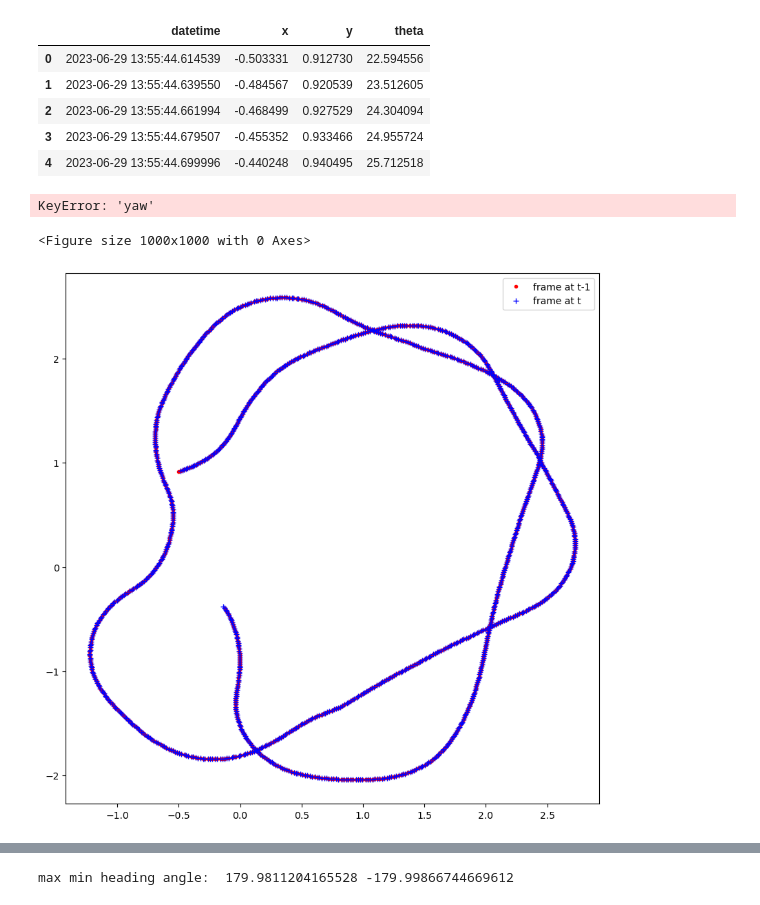
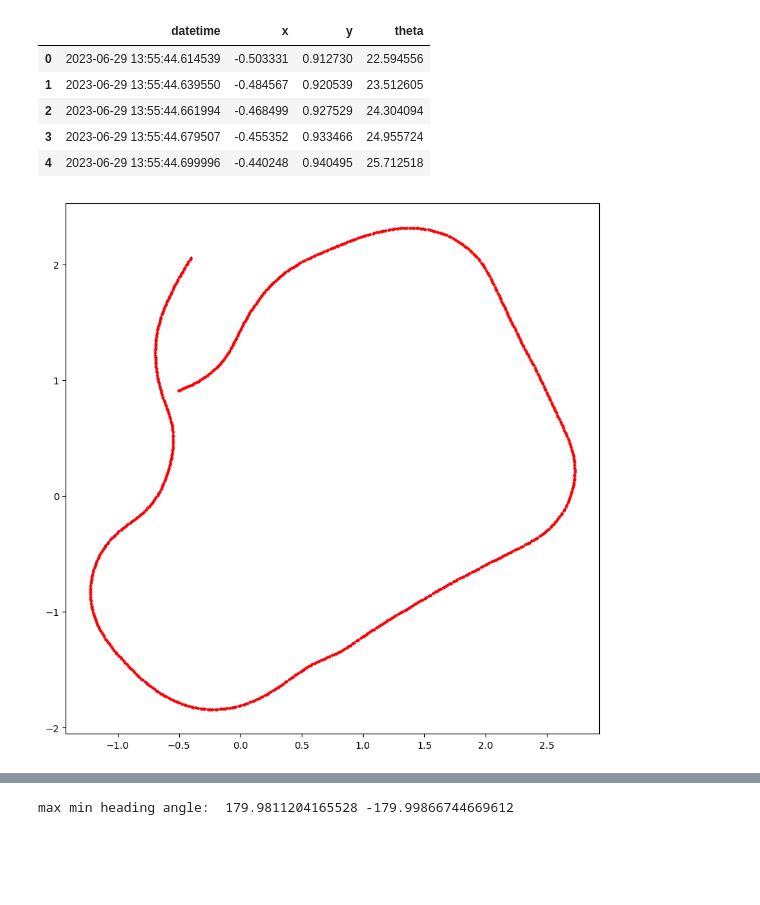
Before and after one commit to uebelTim/curve_SLAM, a Jupyter notebook: explore_pose.ipynb, the cells around one changed output, grey strips where cells are left out. Drawn from its saved outputs; the diff is of its cells as text; code cells hidden in the pictures; blank space fills up the shorter version.

```diff
--- a/explore_pose.ipynb
+++ b/explore_pose.ipynb
@@ -45,28 +45,13 @@ df.head()
 # %%
 #visualize the trajectory
 plt.figure(figsize=(10,10))
-nr_points = 70
+nr_points = 700
 # Add arrows to indicate the direction
 for i in range(nr_points):
-    dx = 0.003*np.cos(np.radians(df['yaw'][i]))  # calculate the change in x
-    dy = 0.003*np.sin(np.radians(df['yaw'][i]))  # calculate the change in y
+    dx = 0.003*np.cos(np.radians(df['theta'][i]))  # calculate the change in x
+    dy = 0.003*np.sin(np.radians(df['theta'][i]))  # calculate the change in y
     plt.arrow(df['x'][i], df['y'][i], dx, dy, head_width=0.005, head_length=0.01, fc='blue', ec='blue')
 plt.scatter(df['x'][:nr_points], df['y'][:nr_points],s=5, c='red')
 plt.show()
 # %% [output]
-KeyError: 'yaw'
-<Figure size 1000x1000 with 0 Axes>
+[figure, added]
-# %%
-#visualize the difference between x, y and x-1, y-1
-#make new columns x-1 y-1
-df['x-1'] = df['x'].shift(-1)
-df['y-1'] = df['y'].shift(-1)
-#plot first 100 x, y and x-1, y-1 as markers
-nr_points = 1200
-plt.figure(figsize=(10,10))
-plt.plot(df['x'][:nr_points], df['y'][:nr_points], 'r.',label='frame at t-1')
-plt.plot(df['x-1'][:nr_points], df['y-1'][:nr_points], 'b+',label='frame at t')
-plt.legend()
-plt.show()
-# %% [output]
-[figure, removed]
```
Also changed, not shown: parts of 6 cells of this notebook, 9 other files.
